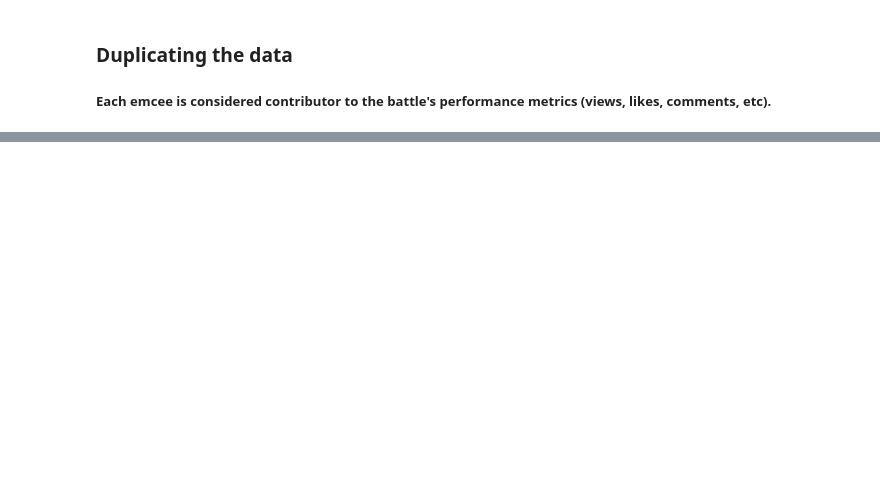
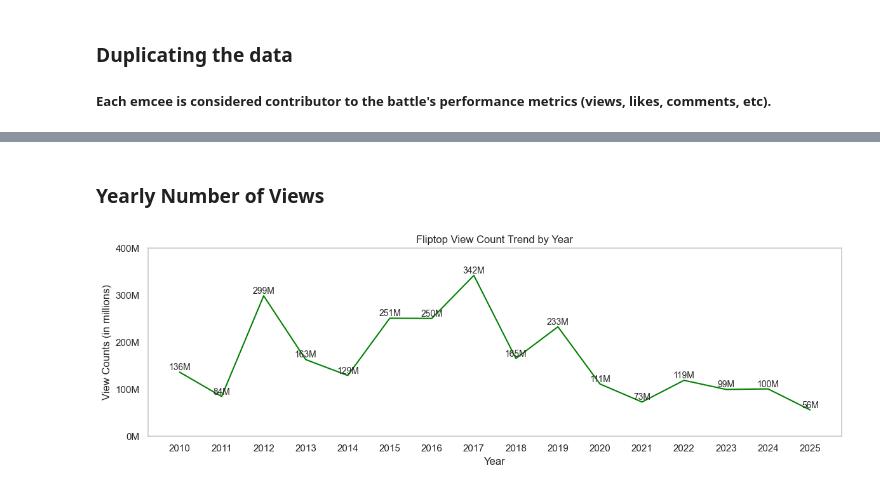
Before and after one commit to robindude8000/fliptop-eda, a Jupyter notebook: eda_notebook.ipynb, the cells around one changed output, grey strips where cells are left out. Saved outputs shown, nothing was run; the diff lists cells and outputs as text; code cells hidden in the pictures; blank space fills up the shorter version.

Commit message:
created charts using matplotlib

```diff
--- a/eda_notebook.ipynb
+++ b/eda_notebook.ipynb
@@ -104,0 +142,36 @@ df_full.to_csv("dataset/test_file.csv", index=False, encoding="utf-8")
+# %% [markdown]
+### Yearly Number of Views
+# %%
+import matplotlib.pyplot as plt
+import matplotlib.ticker as ticker
+
+# Aggregate total views per year
+yearly_views = df.groupby("year")["view_count"].sum().reset_index()
+
+# Auto-generate y-ticks up to max view count (rounded to nearest 100M)
+max_views = yearly_views["view_count"].max()
+step = 100_000_000
+yticks = list(range(0, int(max_views + step), step))
+ytick_labels = [f'{int(y/1_000_000)}M' for y in yticks]
+
+# Plot
+plt.figure(figsize=(12,4), dpi=100)
+plt.plot(yearly_views["year"], yearly_views["view_count"], color="green")
+
+plt.title("Fliptop View Count Trend by Year")
+plt.xlabel("Year")
+plt.ylabel("View Counts (in millions)")
+
+# Customize axis
+plt.yticks(yticks, ytick_labels)
+plt.xticks(yearly_views["year"]) # explicitly show all labels in x
+
+# labels
+for x, y in zip(yearly_views["year"], yearly_views["view_count"]):
+    plt.text(x, y, f'{int(y/1_000_000)}M', ha='center', va='bottom', fontsize=10)
+
+plt.grid(False)
+plt.tight_layout()
+plt.show()
+# %% [output]
+[figure, added]
```
Also changed, not shown: parts of 20 cells of this notebook, 5 other files.
